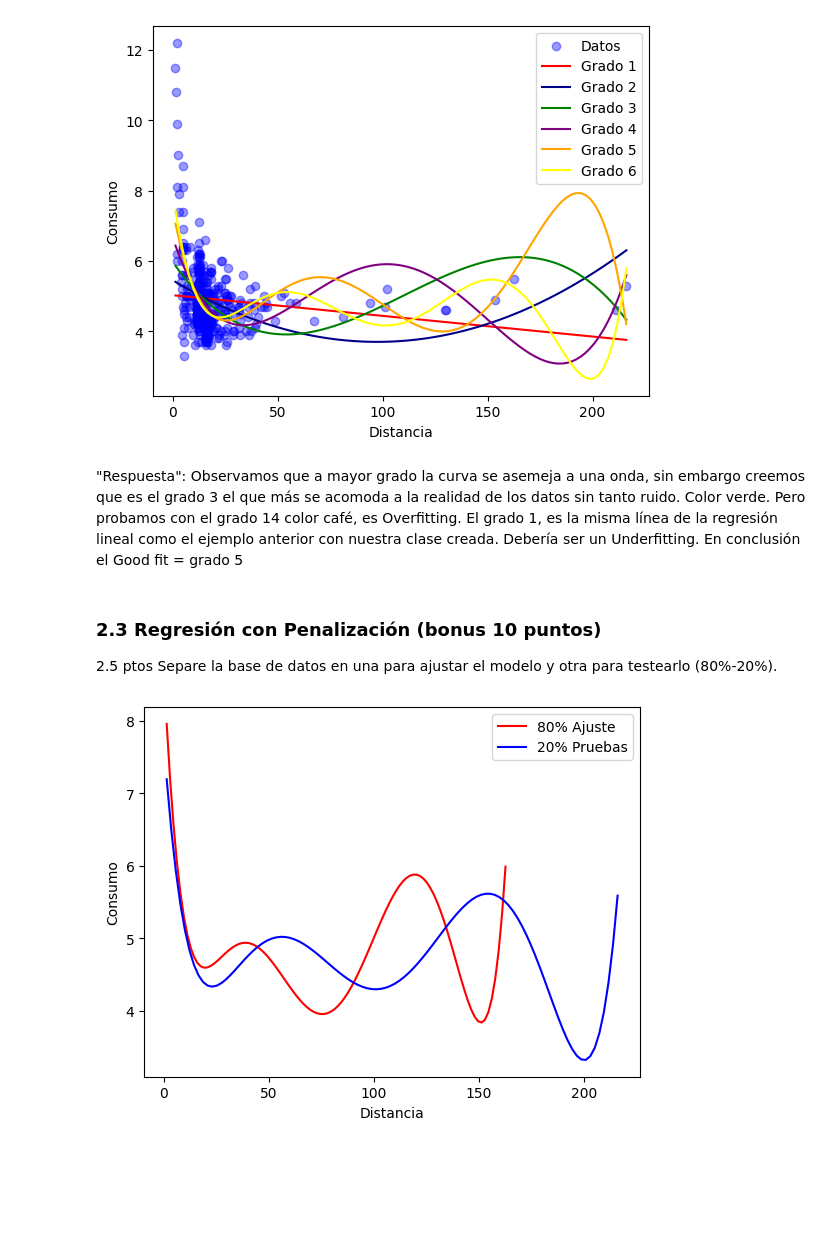
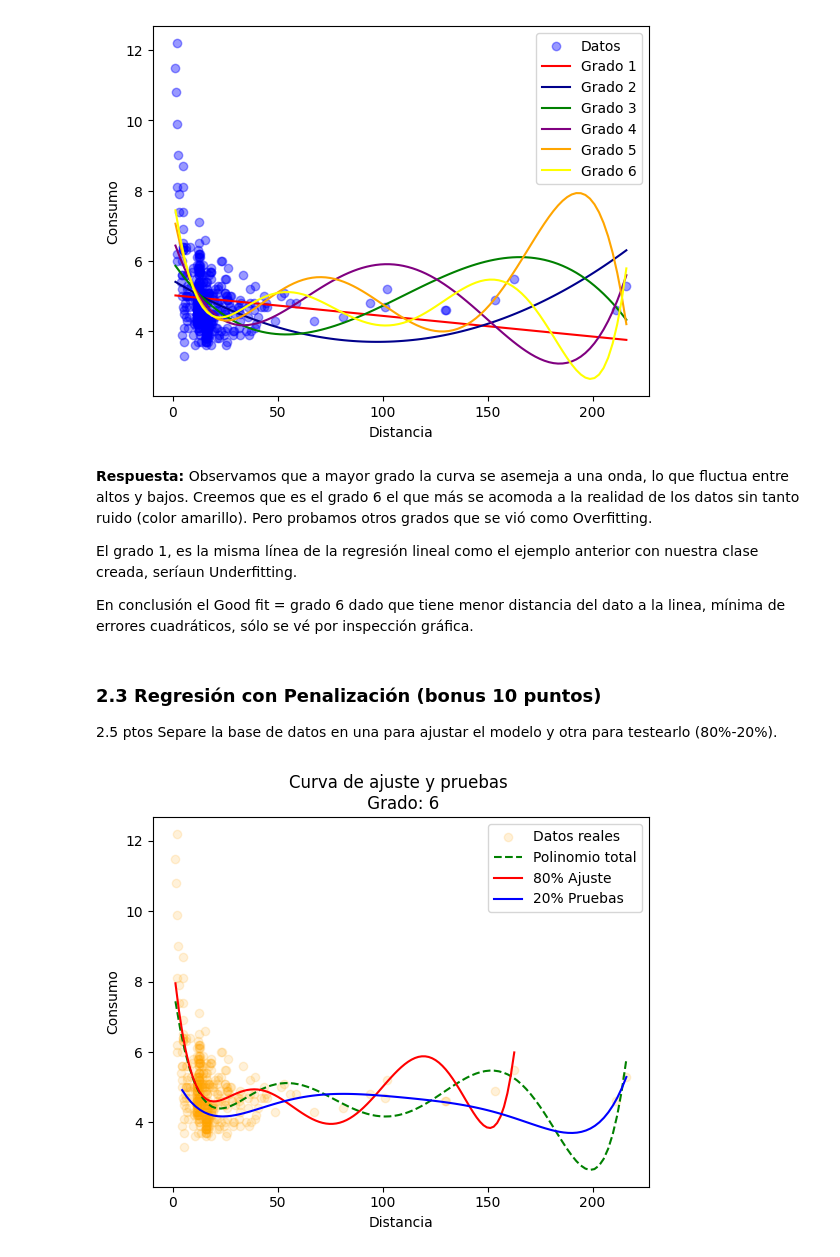
Before and after one commit to doritak/Machine-Learning, a Jupyter notebook: Actividad 2/actividad2.ipynb, the cells around one changed output. Cells and saved outputs as stored; diff of their text form; code cells hidden in the pictures; blank space fills up the shorter version.

```diff
--- a/Actividad 2/actividad2.ipynb
+++ b/Actividad 2/actividad2.ipynb
@@ -291,7 +297,11 @@ plt.show()
 # %% [output]
 [figure]
 # %% [markdown]
-"Respuesta": Observamos que a mayor grado la curva se asemeja a una onda, sin embargo creemos que es el grado 3 el que más se acomoda a la realidad de los datos sin tanto ruido. Color verde. Pero probamos con el grado 14 color café, es Overfitting. El grado 1, es la misma línea de la regresión lineal como el ejemplo anterior con nuestra clase creada. Debería ser un Underfitting. En conclusión el Good fit = grado 5
+**Respuesta:** Observamos que a mayor grado la curva se asemeja a una onda, lo que fluctua entre altos y bajos. Creemos que es el grado 6 el que más se acomoda a la realidad de los datos sin tanto ruido (color amarillo). Pero probamos otros grados que se vió como Overfitting.
+
+El grado 1, es la misma línea de la regresión lineal como el ejemplo anterior con nuestra clase creada, seríaun Underfitting.
+
+En conclusión el Good fit = grado 6 dado que tiene menor distancia del dato a la linea, mínima de errores cuadráticos, sólo se vé por inspección gráfica.
 # %% [markdown]
 ### 2.3 Regresión con Penalización (bonus 10 puntos)
 
@@ -305,46 +315,48 @@ from sklearn.linear_model import LinearRegression
 from sklearn.linear_model import Lasso,Ridge
 
 df = pd.read_csv("measurements.csv", encoding="latin-1", sep=",")
+x = df["distance"].str.replace(',', '.').astype(float).values
+y = df["consume"].str.replace(',', '.').astype(float).values
+X = x.reshape(-1, 1)  # se cambia a matriz de una sola columna sino sale error
 
-tamaño = df.shape[0]
-tamaño_ajuste = int(round(tamaño * 0.8, 0))
-tamaño_prueba = tamaño - tamaño_ajuste
+tamaño_80 = int(len(x)*0.8)
 
-df_a = df.iloc[:tamaño_ajuste-1]
-df_t = df.iloc[tamaño_prueba:]
+x_ajuste = x[:tamaño_80]
+y_ajuste = y[:tamaño_80]
 
-
-x_ajuste = df_a["distance"].str.replace(',', '.').astype(float).values
-y_ajuste = df_a["consume"].str.replace(',', '.').astype(float).values
-
-x_prueba = df_t["distance"].str.replace(',', '.').astype(float).values
-y_prueba = df_t["consume"].str.replace(',', '.').astype(float).values
+x_prueba = x[tamaño_80:]
+y_prueba = y[tamaño_80:]
 
 X_A = x_ajuste.reshape(-1, 1)
 X_T = x_prueba.reshape(-1, 1)
 
 def calcular_polinomial(grado, x, y):
 
     poly = PolynomialFeatures(grado)
     X_poly = poly.fit_transform(x)
 
     modelo = LinearRegression()
     modelo.fit(X_poly, y)
 
     # predice los valores según el modelo de regresión polinomial
     x_linea = np.linspace(x.min(), x.max(), 100).reshape(-1, 1) # hago la linea con los valores min. y max. de X
     y_linea = modelo.predict(poly.transform(x_linea))
     return x_linea, y_linea
 
-polinomio_ajuste=calcular_polinomial(6, X_A, y_ajuste)
-polinomio_test=calcular_polinomial(6, X_T, y_prueba)
+grade = 6
+polinomio_ajuste = calcular_polinomial(grade, X_A, y_ajuste)
+polinomio_test = calcular_polinomial(grade, X_T, y_prueba)
+polinomio_total = calcular_polinomial(grade, X, y)
 
+plt.scatter(X, y, color='orange', alpha=0.15)
+plt.plot(polinomio_total[0], polinomio_total[1], color='green', ls="--")
 plt.plot(polinomio_ajuste[0], polinomio_ajuste[1], color='red')
 plt.plot(polinomio_test[0], polinomio_test[1], color='blue')
 
 plt.xlabel("Distancia")
 plt.ylabel("Consumo")
-plt.legend(["80% Ajuste", "20% Pruebas"])
+plt.legend(["Datos reales","Polinomio total", "80% Ajuste", "20% Pruebas"])
+plt.title("Curva de ajuste y pruebas \n Grado: " + str(grade))
 plt.show()
 # %% [output]
-[figure, old version]
+[figure, new version]
```
Also changed, not shown: parts of 5 cells of this notebook.
